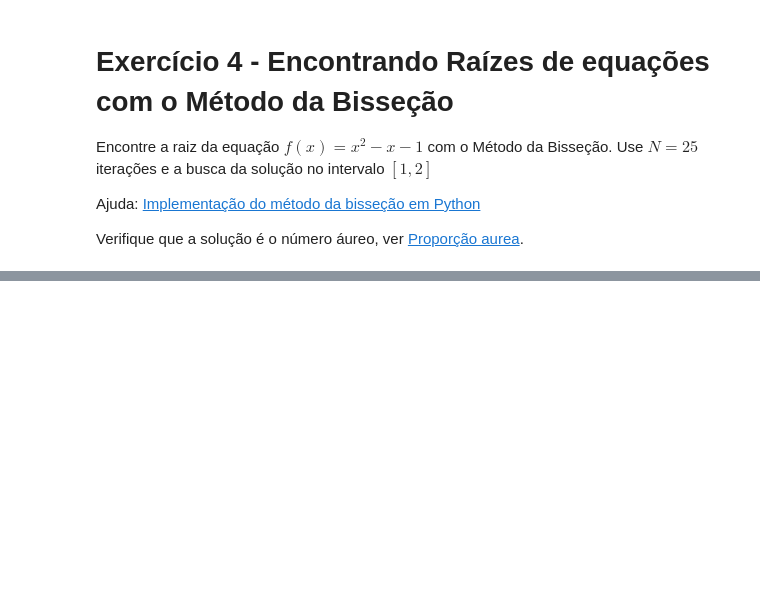
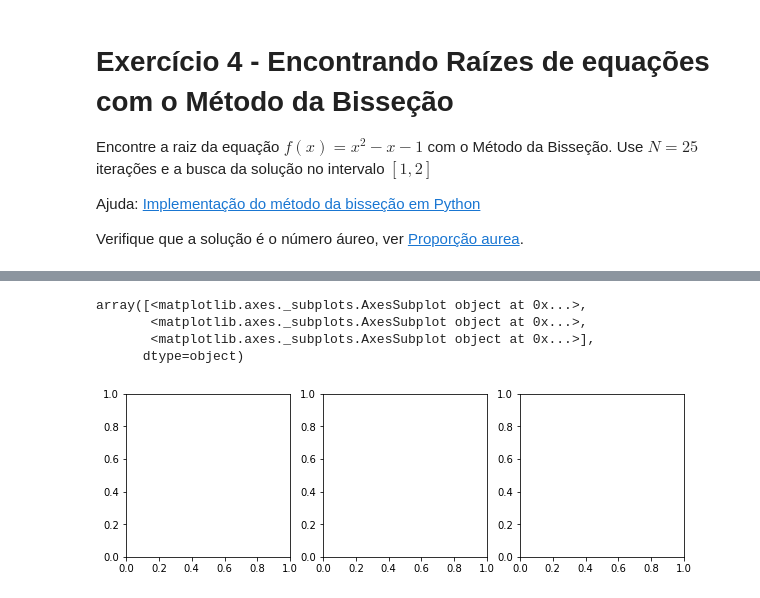
Before and after one commit to CostaNathan/doctorate, a Jupyter notebook: Trabalho_2.ipynb, the cells around one changed output, grey strips where cells are left out. Saved outputs shown, nothing was run; the diff lists cells and outputs as text; code cells hidden in the pictures; blank space fills up the shorter version.

```diff
--- a/Trabalho_2.ipynb
+++ b/Trabalho_2.ipynb
@@ -244,0 +348,9 @@ TypeError: ignored
+# %%
+fig, axs = plt.subplots(1, 3, figsize=(10, 3))
+axs
+# %% [output]
+array([<matplotlib.axes._subplots.AxesSubplot object at 0x...>,
+       <matplotlib.axes._subplots.AxesSubplot object at 0x...>,
+       <matplotlib.axes._subplots.AxesSubplot object at 0x...>],
+      dtype=object)
+[figure, added]
```
Also changed, not shown: parts of 6 cells of this notebook.
